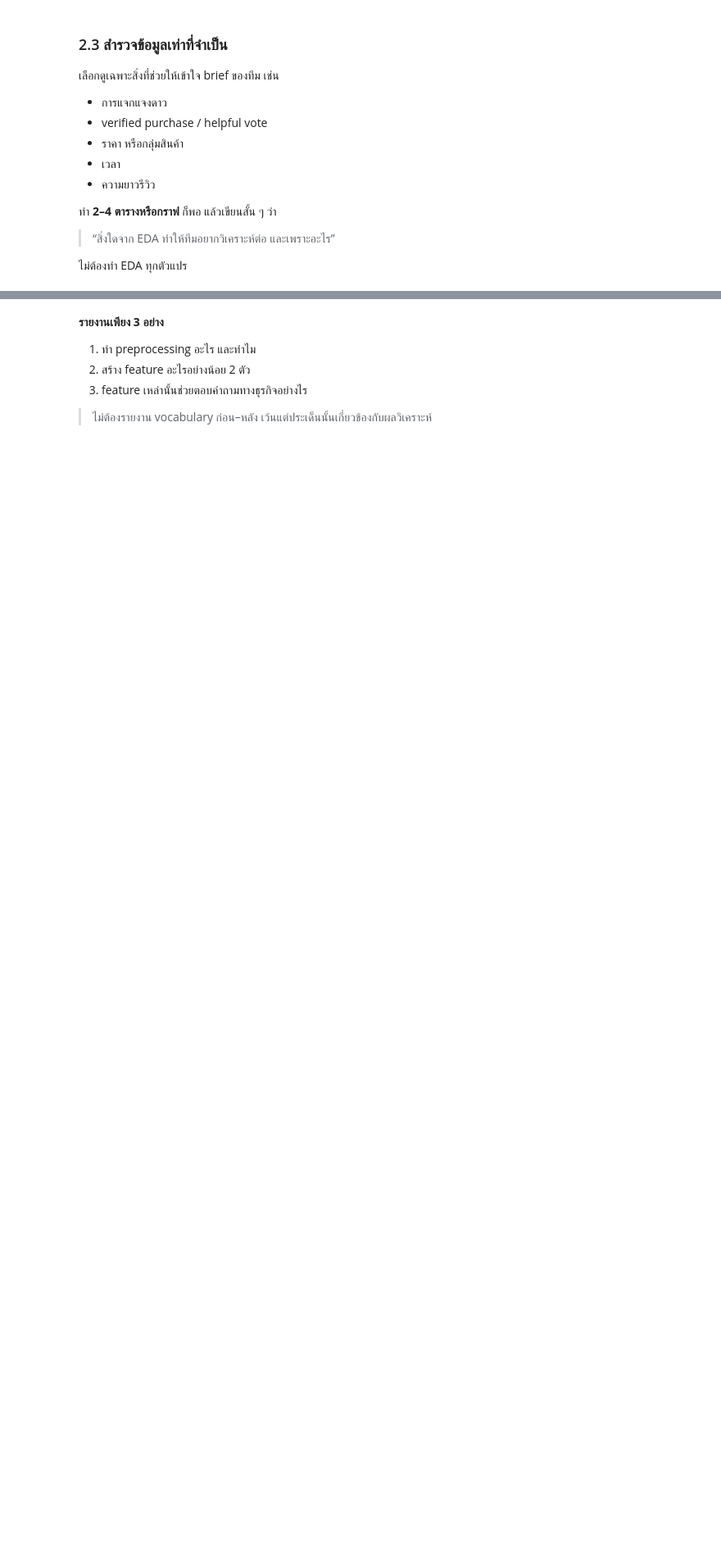
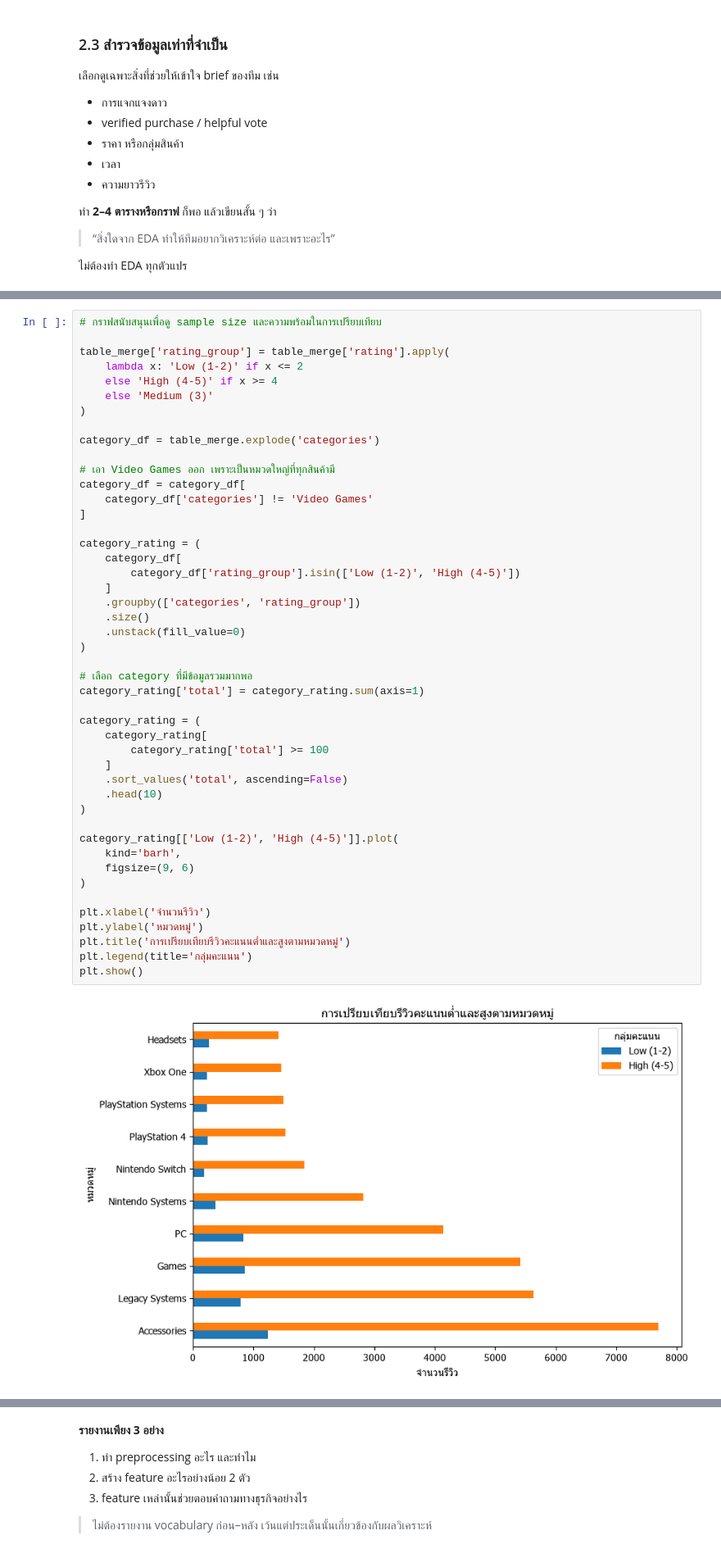
Before and after one commit to spannav/project_bigdata, a Jupyter notebook: Project1_Video_Games.ipynb, the cells around one changed output, grey strips where cells are left out. Shown at 82% size. Drawn from its saved outputs; the diff is of its cells as text; blank space fills up the shorter version.

```diff
--- a/Project1_Video_Games.ipynb
+++ b/Project1_Video_Games.ipynb
@@ -493,0 +487,48 @@ print("""
+# %%
+# กราฟสนับสนุนเพื่อดู sample size และความพร้อมในการเปรียบเทียบ
+
+table_merge['rating_group'] = table_merge['rating'].apply(
+    lambda x: 'Low (1-2)' if x <= 2
+    else 'High (4-5)' if x >= 4
+    else 'Medium (3)'
+)
+
+category_df = table_merge.explode('categories')
+
+# เอา Video Games ออก เพราะเป็นหมวดใหญ่ที่ทุกสินค้ามี
+category_df = category_df[
+    category_df['categories'] != 'Video Games'
+]
+
+category_rating = (
+    category_df[
+        category_df['rating_group'].isin(['Low (1-2)', 'High (4-5)'])
+    ]
+    .groupby(['categories', 'rating_group'])
+    .size()
+    .unstack(fill_value=0)
+)
+
+# เลือก category ที่มีข้อมูลรวมมากพอ
+category_rating['total'] = category_rating.sum(axis=1)
+
+category_rating = (
+    category_rating[
+        category_rating['total'] >= 100
+    ]
+    .sort_values('total', ascending=False)
+    .head(10)
+)
+
+category_rating[['Low (1-2)', 'High (4-5)']].plot(
+    kind='barh',
+    figsize=(9, 6)
+)
+
+plt.xlabel('จำนวนรีวิว')
+plt.ylabel('หมวดหมู่')
+plt.title('การเปรียบเทียบรีวิวคะแนนต่ำและสูงตามหมวดหมู่')
+plt.legend(title='กลุ่มคะแนน')
+plt.show()
+# %% [output]
+[figure, added]
```
Also changed, not shown: parts of 27 cells of this notebook, 2 other files.
